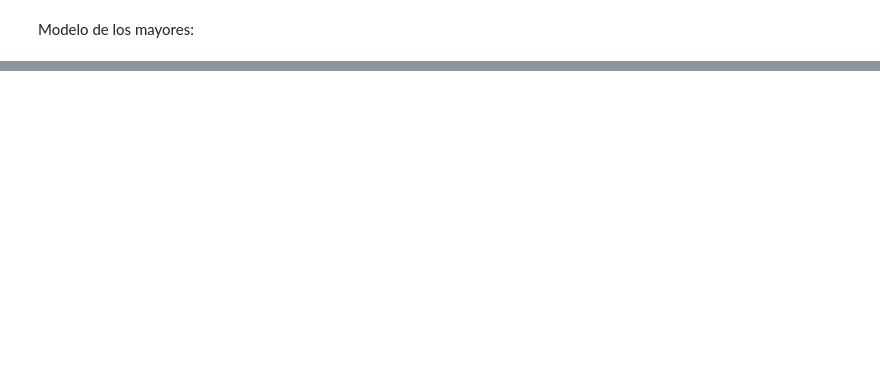
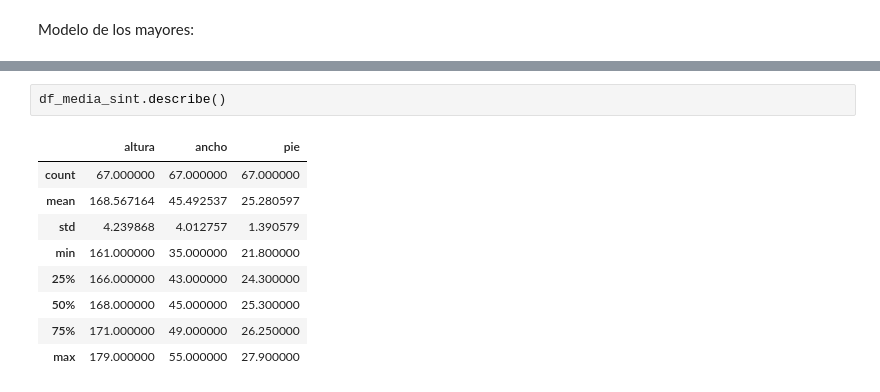
Before and after one commit to RafaelTakata0105/EstOpt_examen2, a Jupyter notebook: modelos.ipynb, the cells around one changed output, grey strips where cells are left out. Drawn from its saved outputs; the diff is of its cells as text; blank space fills up the shorter version.

```diff
--- a/modelos.ipynb
+++ b/modelos.ipynb
@@ -532,0 +662,12 @@ Modelo de los mayores:
+# %%
+df_media_sint.describe()
+# %% [output]
+|  | altura | ancho | pie |
+| count | 67.000000 | 67.000000 | 67.000000 |
+| mean | 168.567164 | 45.492537 | 25.280597 |
+| std | 4.239868 | 4.012757 | 1.390579 |
+| min | 161.000000 | 35.000000 | 21.800000 |
+| 25% | 166.000000 | 43.000000 | 24.300000 |
+| 50% | 168.000000 | 45.000000 | 25.300000 |
+| 75% | 171.000000 | 49.000000 | 26.250000 |
+| max | 179.000000 | 55.000000 | 27.900000 |
```
Also changed, not shown: parts of 36 cells of this notebook.
